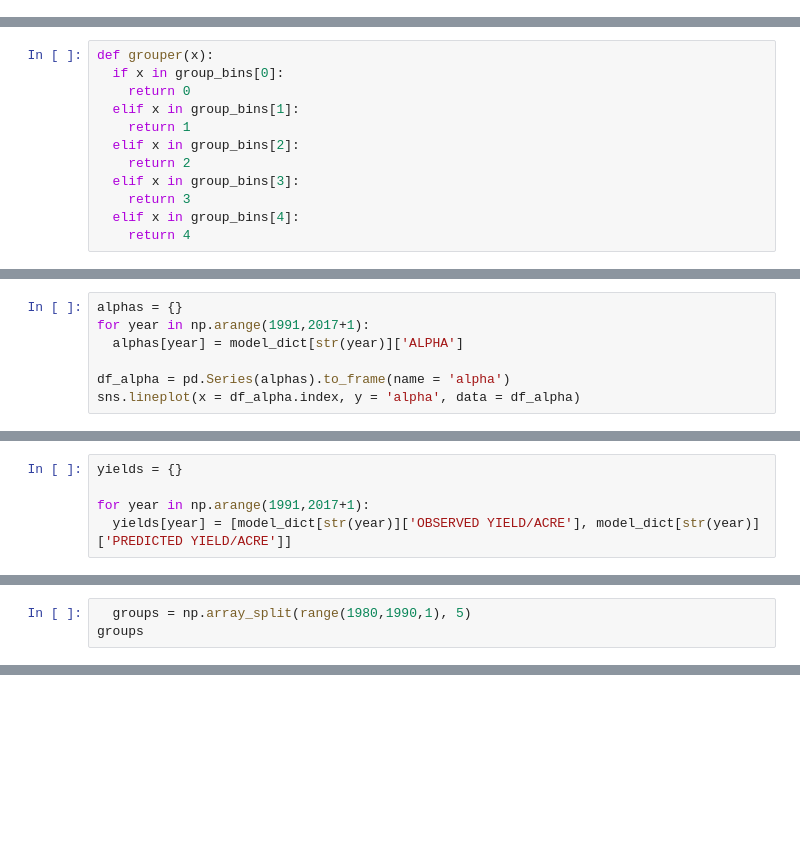
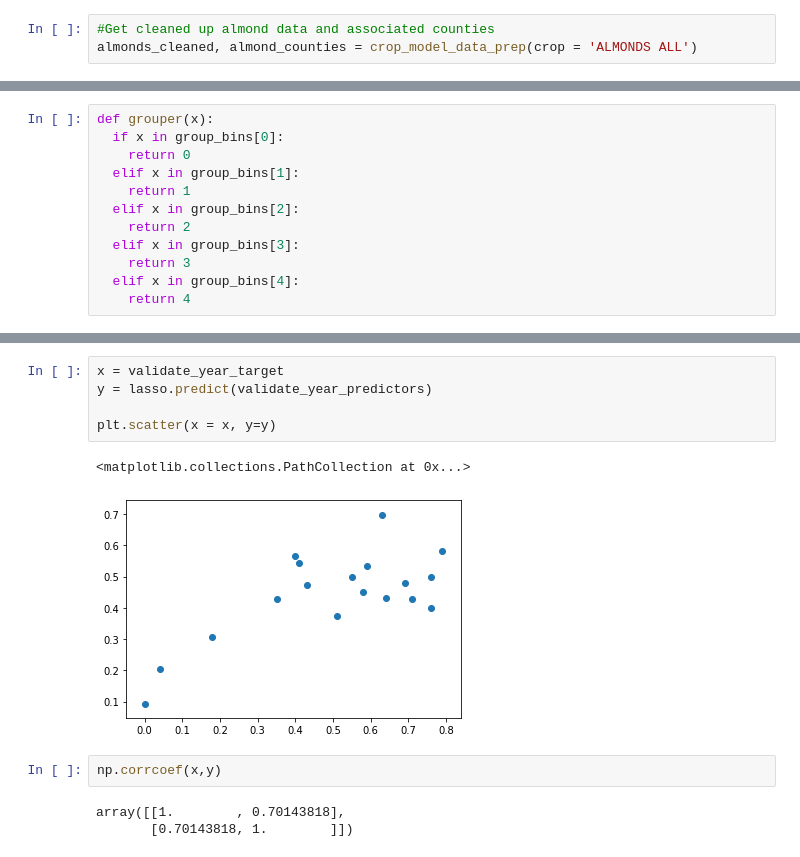
Before and after one commit to christopher-reed/CA-High-Value-Crops, a Jupyter notebook: Crop_Weather_EDA.ipynb, the cells around one changed output, grey strips where cells are left out. Saved outputs shown, nothing was run; the diff lists cells and outputs as text; blank space fills up the shorter version.

```diff
--- a/Crop_Weather_EDA.ipynb
+++ b/Crop_Weather_EDA.ipynb
@@ -1065,3 +927,6 @@ array([0, 0, 1, 0, 0, 0, 0, 0, 1, 1, 2, 2, 3, 3, 4, 4, 0, 0, 0, 1, 1, 2,
+# %%
+#Get cleaned up almond data and associated counties
+almonds_cleaned, almond_counties = crop_model_data_prep(crop = 'ALMONDS ALL')
 # %%
 #Packages
 from sklearn.metrics import r2_score
@@ -1176,7 +948,0 @@ sns.lineplot(x = df.index, y = 'R2', data = df)
-# %%
-alphas = {}
-for year in np.arange(1991,2017+1):
-  alphas[year] = model_dict[str(year)]['ALPHA']
-
-df_alpha = pd.Series(alphas).to_frame(name = 'alpha')
-sns.lineplot(x = df_alpha.index, y = 'alpha', data = df_alpha)
@@ -1186,5 +948,0 @@ sns.lineplot(x = df_alpha.index, y = 'alpha', data = df_alpha)
-# %%
-yields = {}
-
-for year in np.arange(1991,2017+1):
-  yields[year] = [model_dict[str(year)]['OBSERVED YIELD/ACRE'], model_dict[str(year)]['PREDICTED YIELD/ACRE']]
@@ -1221,3 +948,0 @@ validate_year_predictors.shape
-# %%
-  groups = np.array_split(range(1980,1990,1), 5)
-groups
@@ -1227,0 +1036,13 @@ np.arange(1^-3,3)
+# %%
+x = validate_year_target
+y = lasso.predict(validate_year_predictors)
+
+plt.scatter(x = x, y=y)
+# %% [output]
+<matplotlib.collections.PathCollection at 0x...>
+[figure, added]
+# %%
+np.corrcoef(x,y)
+# %% [output]
+array([[1.        , 0.70143818],
+       [0.70143818, 1.        ]])
```
Also changed, not shown: parts of 69 cells of this notebook.
